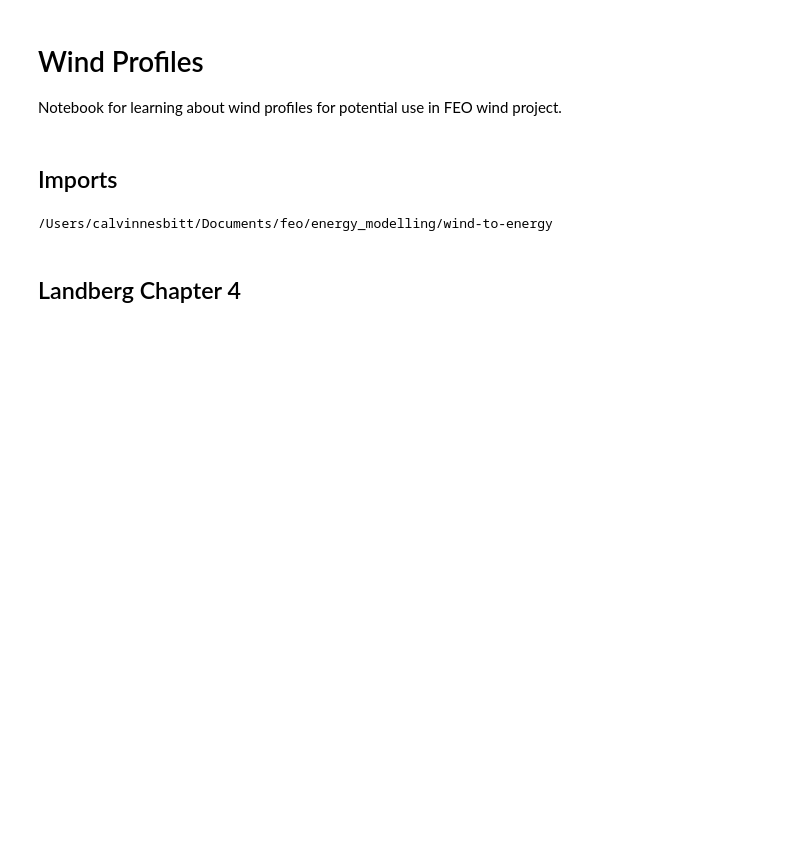
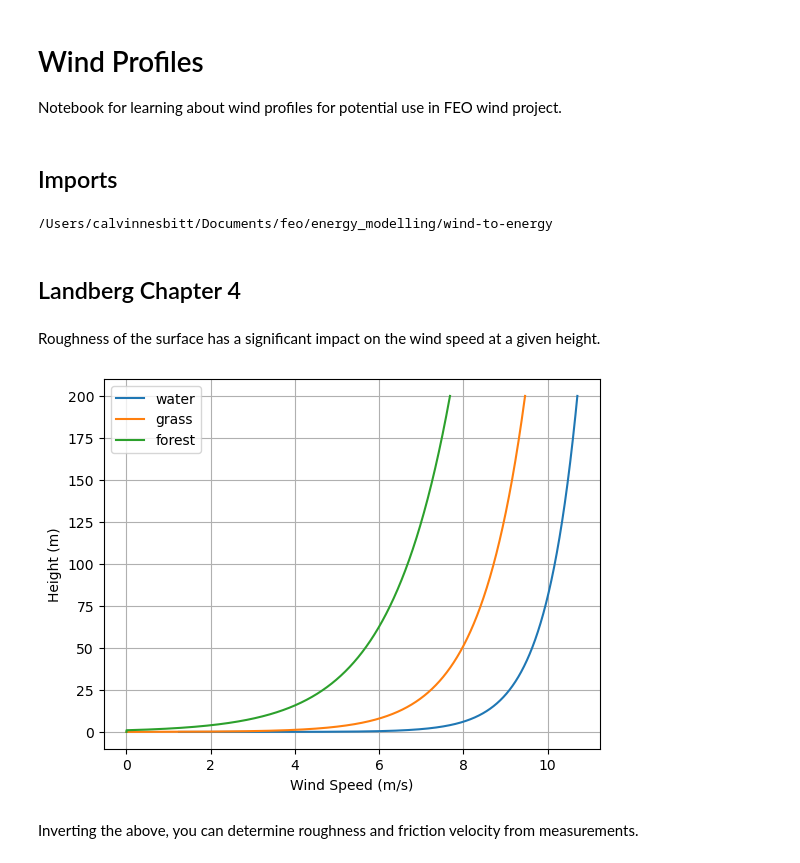
Before and after one commit to CalvinNesbitt/wind2power, a Jupyter notebook: notebooks/wind_profiles.ipynb, the cells around one changed output. Cells and saved outputs as stored; diff of their text form; code cells hidden in the pictures; blank space fills up the shorter version.

Commit message:
Plotted some basic log wind profiles, figured out how you can determine parameters for fit from data

```diff
--- a/notebooks/wind_profiles.ipynb
+++ b/notebooks/wind_profiles.ipynb
@@ -19,7 +20,30 @@ import numpy as np
 # %% [markdown]
 ## Landberg Chapter 4
-# %%
-# Exercise 4.2
-
-def log_wind_profile(height, roughness, friction_velocity, vk_const=0.4):
-    return friction_velocity/vk_const * np.log(height/roughness)
+# %% [markdown]
+Roughness of the surface has a significant impact on the wind speed at a given height.
+# %%
+# Exercise 4.2
+
+def log_wind_profile(height, roughness, friction_velocity):
+    vk_const=0.4
+    profile = (friction_velocity/vk_const * np.log(height/roughness))
+    if np.min(profile)<0:
+        return profile.clip(0) # Can't have negative speed
+    else:
+        return profile
+
+bd_height = np.linspace(0.001, 200, 10000)
+
+
+plt.plot(log_wind_profile(bd_height, roughness=0.0002, friction_velocity=0.31), bd_height, label='water')
+plt.plot(log_wind_profile(bd_height, roughness=0.03, friction_velocity=0.43), bd_height, label='grass')
+plt.plot(log_wind_profile(bd_height, roughness=1, friction_velocity=0.58), bd_height, label='forest')
+plt.ylabel('Height (m)')
+plt.xlabel('Wind Speed (m/s)')
+# plt.yscale('log')
+plt.legend()
+plt.grid()
+# %% [output]
+[figure, added]
+# %% [markdown]
+Inverting the above, you can determine roughness and friction velocity from measurements.
```
Also changed, not shown: parts of 6 cells of this notebook.
